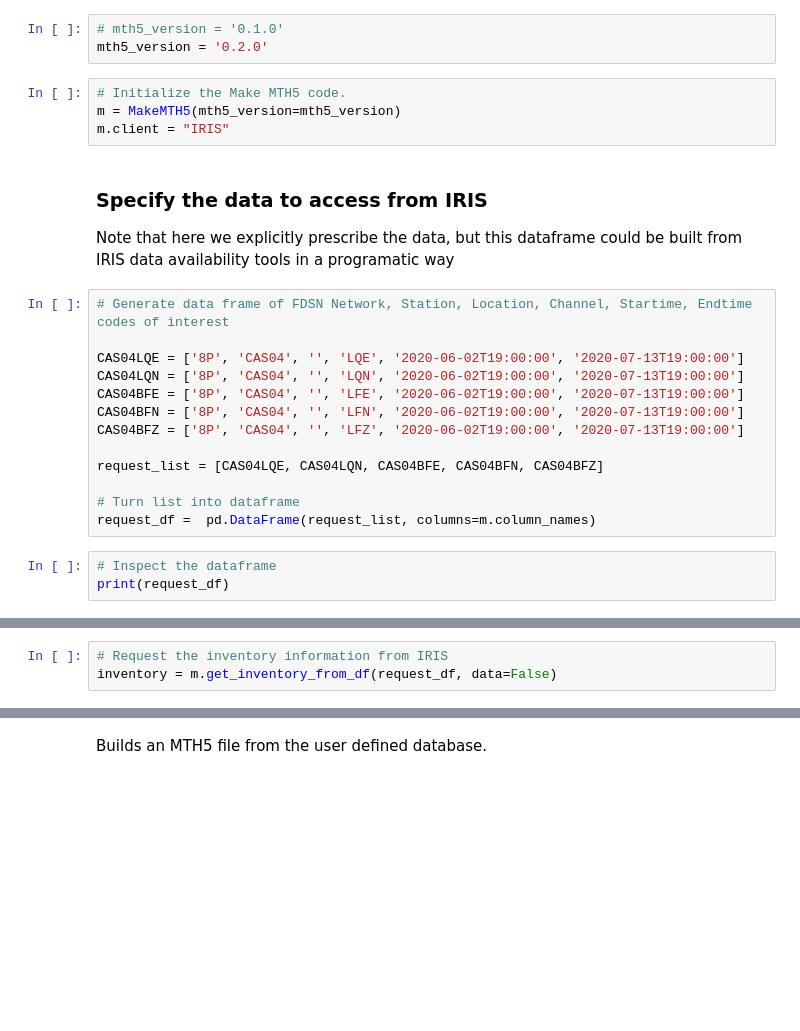
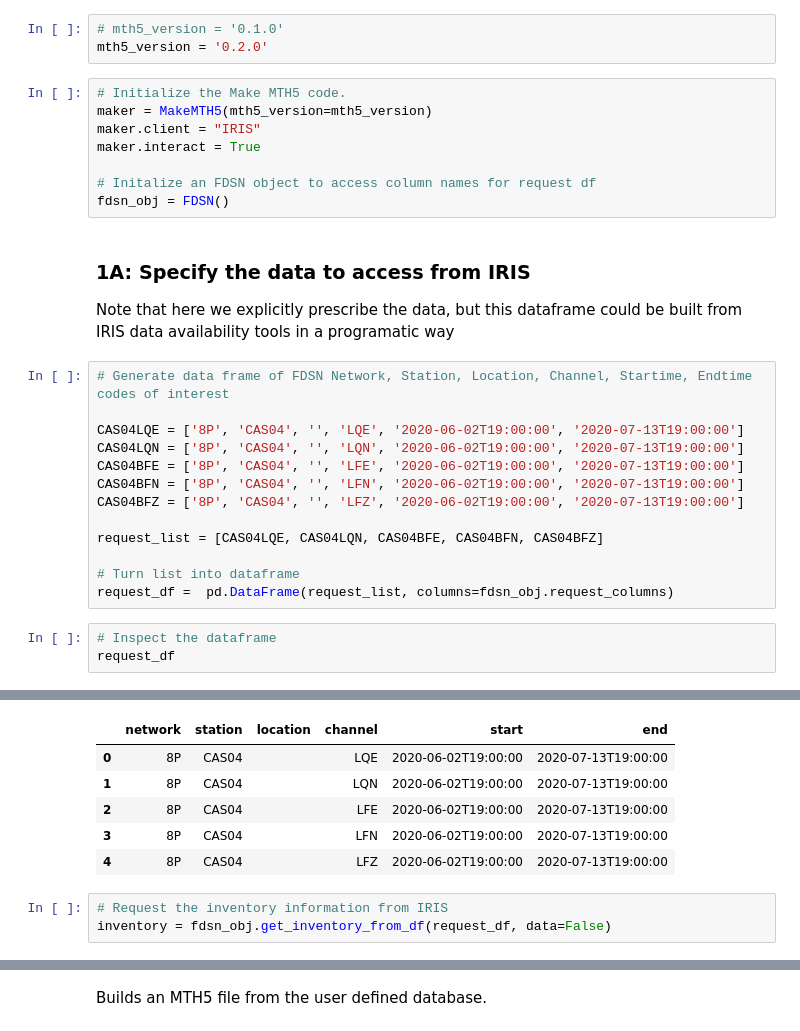
Before and after one commit to simpeg/aurora, a Jupyter notebook: docs/examples/operate_aurora.ipynb, the cells around one changed output, grey strips where cells are left out. Drawn from its saved outputs; the diff is of its cells as text; blank space fills up the shorter version.

```diff
--- a/docs/examples/operate_aurora.ipynb
+++ b/docs/examples/operate_aurora.ipynb
@@ -57,10 +58,14 @@ Select mth5 file version
 mth5_version = '0.2.0'
 # %%
 # Initialize the Make MTH5 code.
-m = MakeMTH5(mth5_version=mth5_version)
-m.client = "IRIS"
+maker = MakeMTH5(mth5_version=mth5_version)
+maker.client = "IRIS"
+maker.interact = True
+
+# Initalize an FDSN object to access column names for request df
+fdsn_obj = FDSN()
 # %% [markdown]
-### Specify the data to access from IRIS
+### 1A: Specify the data to access from IRIS
 
 Note that here we explicitly prescribe the data, but this dataframe could be built from IRIS data availability tools in a programatic way
 # %%
@@ -75,8 +80,8 @@ CAS04BFZ = ['8P', 'CAS04', '', 'LFZ', '2020-06-02T19:00:00', '2020-07-13T19:00:0
 request_list = [CAS04LQE, CAS04LQN, CAS04BFE, CAS04BFN, CAS04BFZ]
 
 # Turn list into dataframe
-request_df =  pd.DataFrame(request_list, columns=m.column_names)
+request_df =  pd.DataFrame(request_list, columns=fdsn_obj.request_columns)
 # %%
 # Inspect the dataframe
-print(request_df)
+request_df
 # %% [output]
@@ -89,6 +88,12 @@ print(request_df)
+|  | network | station | location | channel | start | end |
+| 0 | 8P | CAS04 |  | LQE | 2020-06-02T19:00:00 | 2020-07-13T19:00:00 |
+| 1 | 8P | CAS04 |  | LQN | 2020-06-02T19:00:00 | 2020-07-13T19:00:00 |
+| 2 | 8P | CAS04 |  | LFE | 2020-06-02T19:00:00 | 2020-07-13T19:00:00 |
+| 3 | 8P | CAS04 |  | LFN | 2020-06-02T19:00:00 | 2020-07-13T19:00:00 |
+| 4 | 8P | CAS04 |  | LFZ | 2020-06-02T19:00:00 | 2020-07-13T19:00:00 |
 # %%
 # Request the inventory information from IRIS
-inventory = m.get_inventory_from_df(request_df, data=False)
+inventory = fdsn_obj.get_inventory_from_df(request_df, data=False)
 # %%
 # Inspect the inventory
 inventory
```
Also changed, not shown: parts of 42 cells of this notebook, 47 other files.
